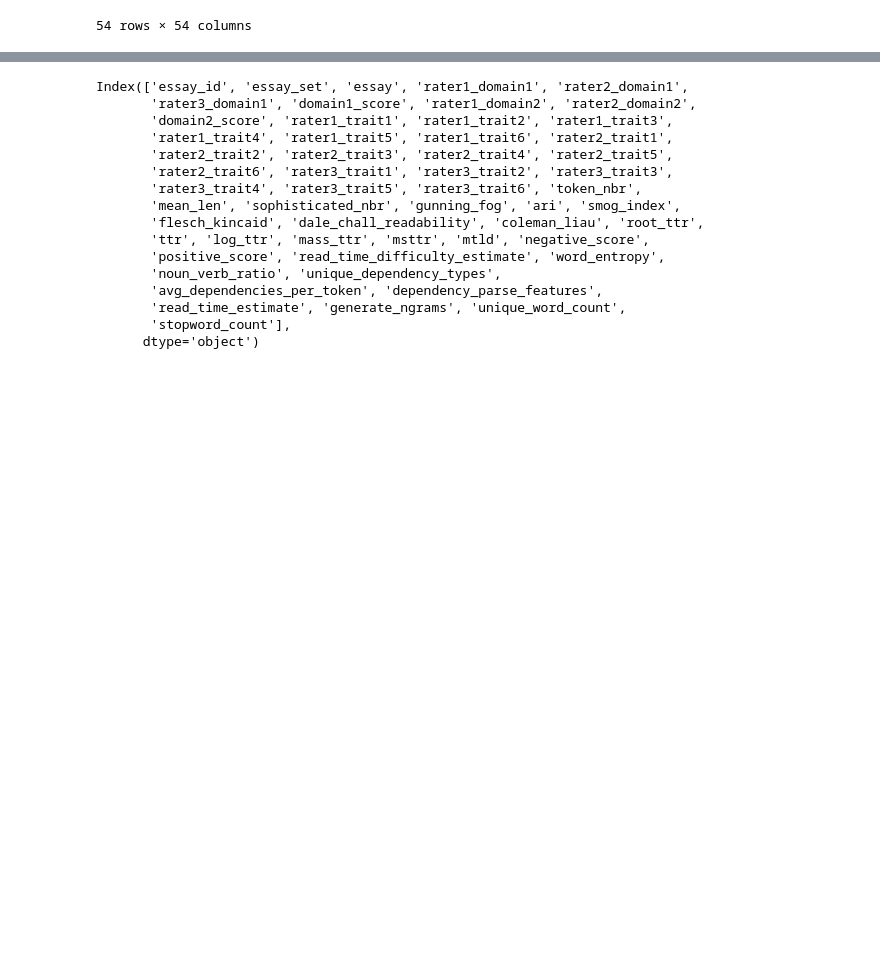
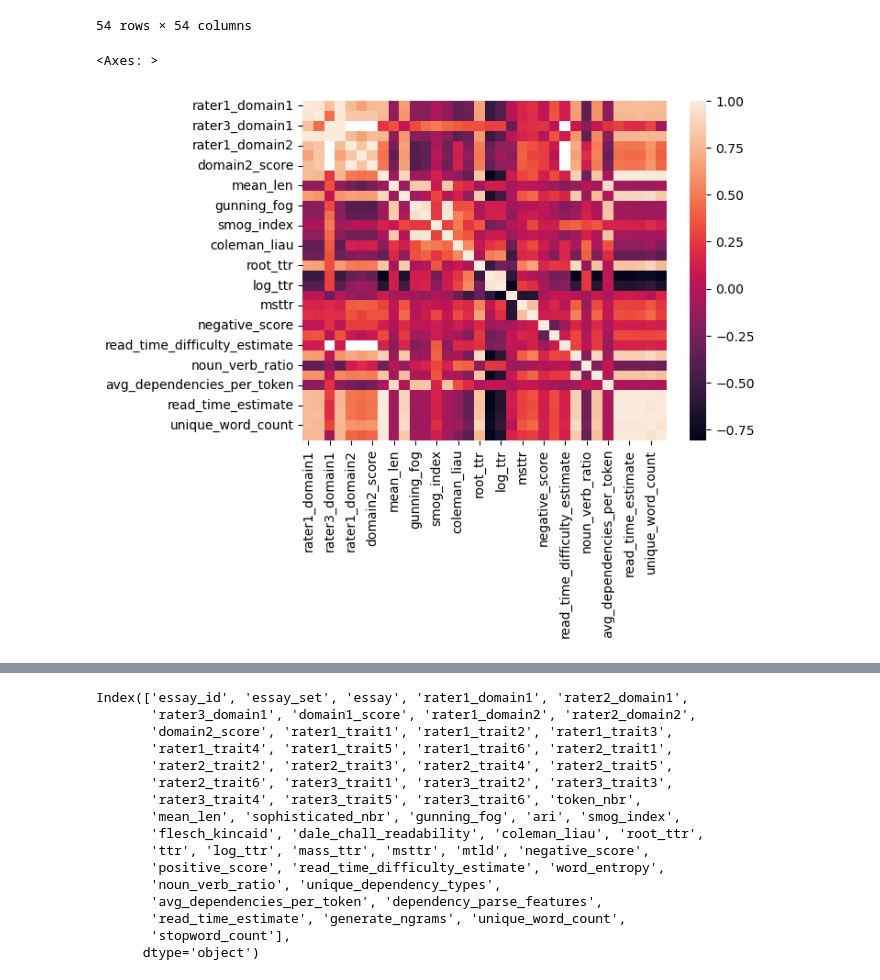
Before and after one commit to Henokagb/English-quality-prediction, a Jupyter notebook: Model_test.ipynb, the cells around one changed output, grey strips where cells are left out. Cells and saved outputs as stored; diff of their text form; code cells hidden in the pictures; blank space fills up the shorter version.

Commit message:
[ADD] heatmaps for essays

```diff
--- a/Model_test.ipynb
+++ b/Model_test.ipynb
@@ -301,3 +301,18 @@ dfx[['essay_id', 'essay_set', 'rater1_domain1', 'rater2_domain1',
 | unique_word_count | 0.161219 | 0.162266 | 0.769900 | 0.753502 | 0.296463 | 0.746405 | 0.605311 | ... |
 | stopword_count | 0.193770 | 0.194858 | 0.764673 | 0.760296 | -0.089784 | 0.747402 | 0.415454 | ... |
 54 rows × 54 columns
+# %%
+sns.heatmap(dfx[['rater1_domain1', 'rater2_domain1',
+       'rater3_domain1', 'domain1_score', 'rater1_domain2', 'rater2_domain2',
+       'domain2_score', 'token_nbr',
+       'mean_len', 'sophisticated_nbr', 'gunning_fog',
+       'ari', 'smog_index', 'flesch_kincaid', 'coleman_liau',
+       'dale_chall_readability', 'root_ttr', 'ttr', 'log_ttr', 'mass_ttr',
+       'msttr', 'mtld', 'negative_score', 'positive_score',
+       'read_time_difficulty_estimate', 'word_entropy', 'noun_verb_ratio',
+       'unique_dependency_types', 'avg_dependencies_per_token',
+       'dependency_parse_features', 'read_time_estimate', 'generate_ngrams',
+       'unique_word_count', 'stopword_count']].corr())
+# %% [output]
+<Axes: >
+[figure, added]
```
Also changed, not shown: parts of 20 cells of this notebook.
